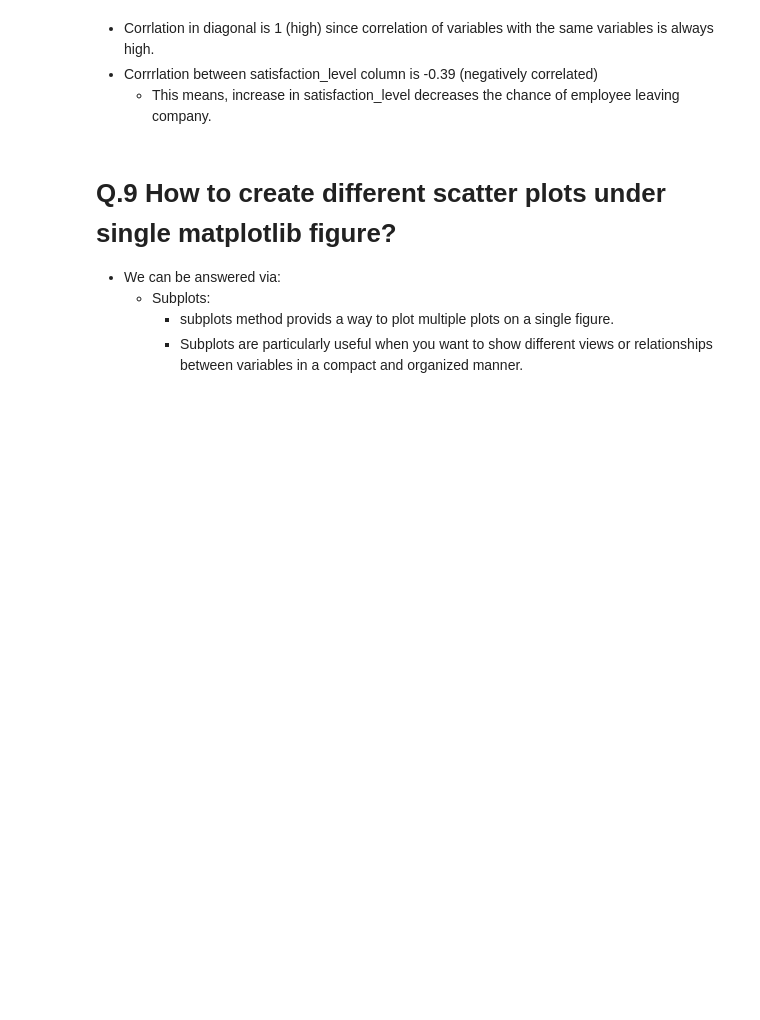
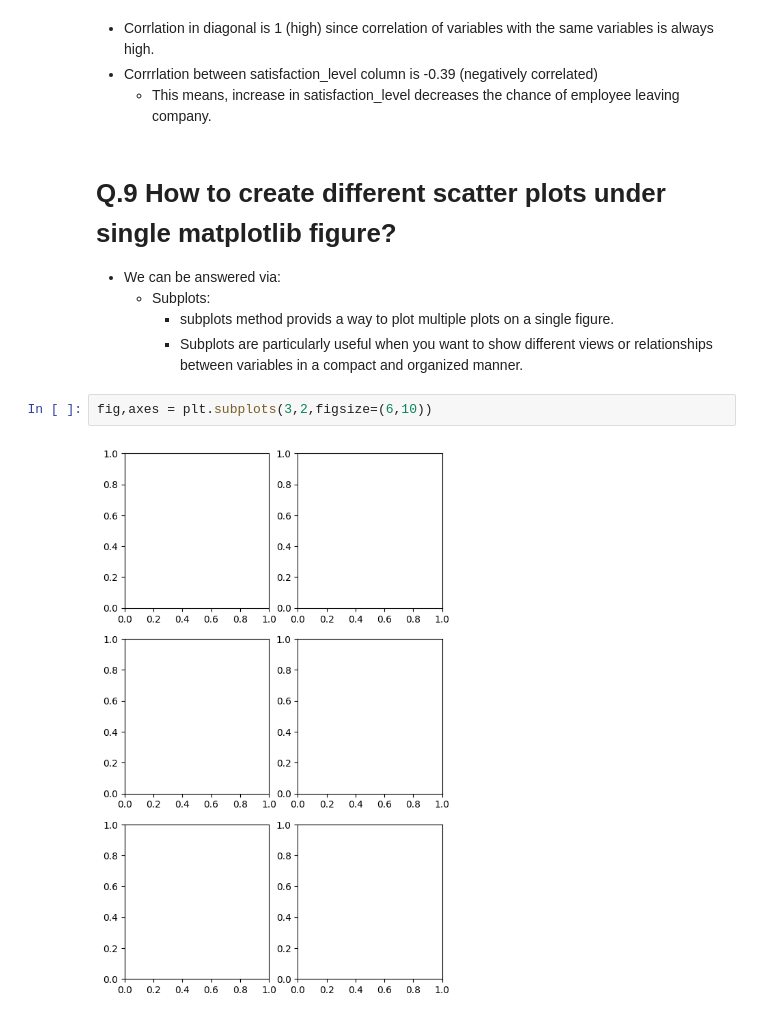
Before and after one commit to ashmi721/Data_Science_Class, a Jupyter notebook: Data_visulization/matplotlib_practice_dataset.ipynb, the cells around one changed output. Drawn from its saved outputs; the diff is of its cells as text; blank space fills up the shorter version.

```diff
--- a/Data_visulization/matplotlib_practice_dataset.ipynb
+++ b/Data_visulization/matplotlib_practice_dataset.ipynb
@@ -364,3 +364,7 @@ plt.show()
   * Subplots:
     * subplots method provids a way to plot multiple plots on a single figure.
     * Subplots are particularly useful when you want to show different views or relationships between variables in a compact and organized manner.
+# %%
+fig,axes = plt.subplots(3,2,figsize=(6,10))
+# %% [output]
+[figure, added]
```
